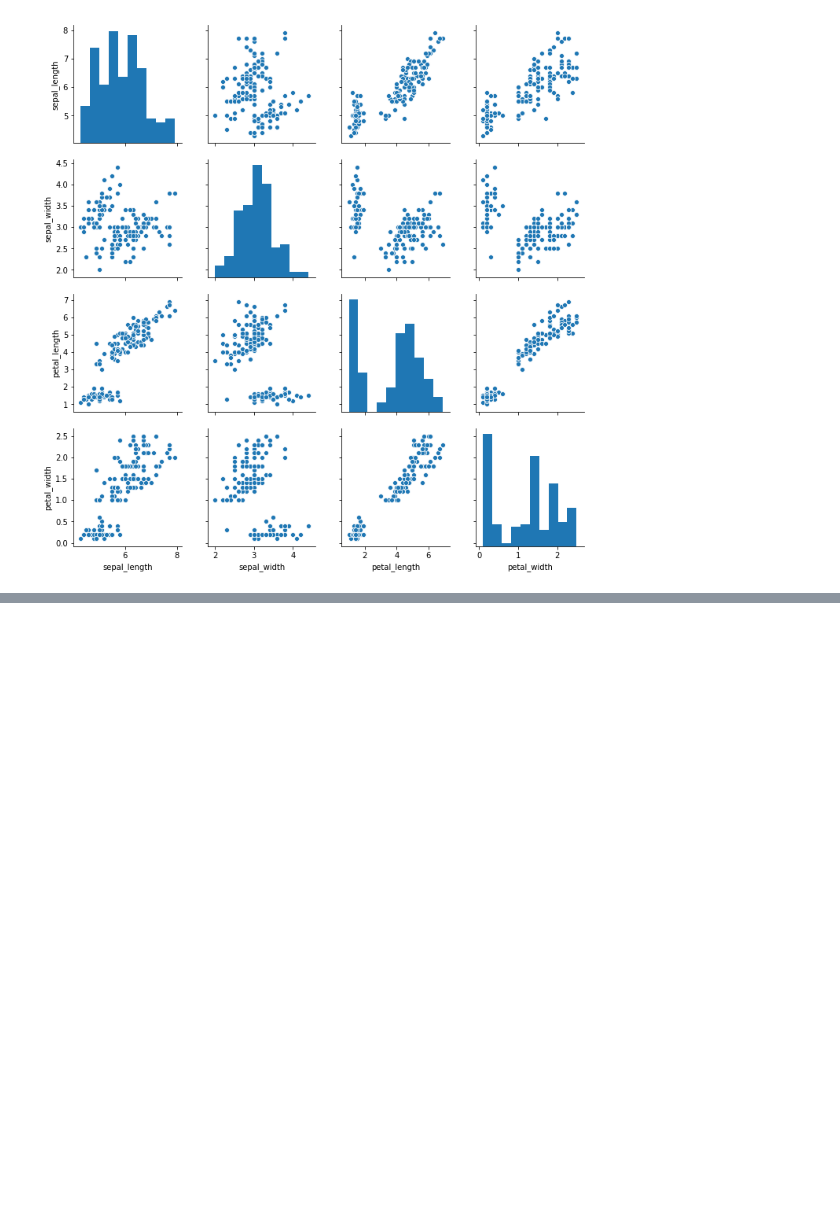
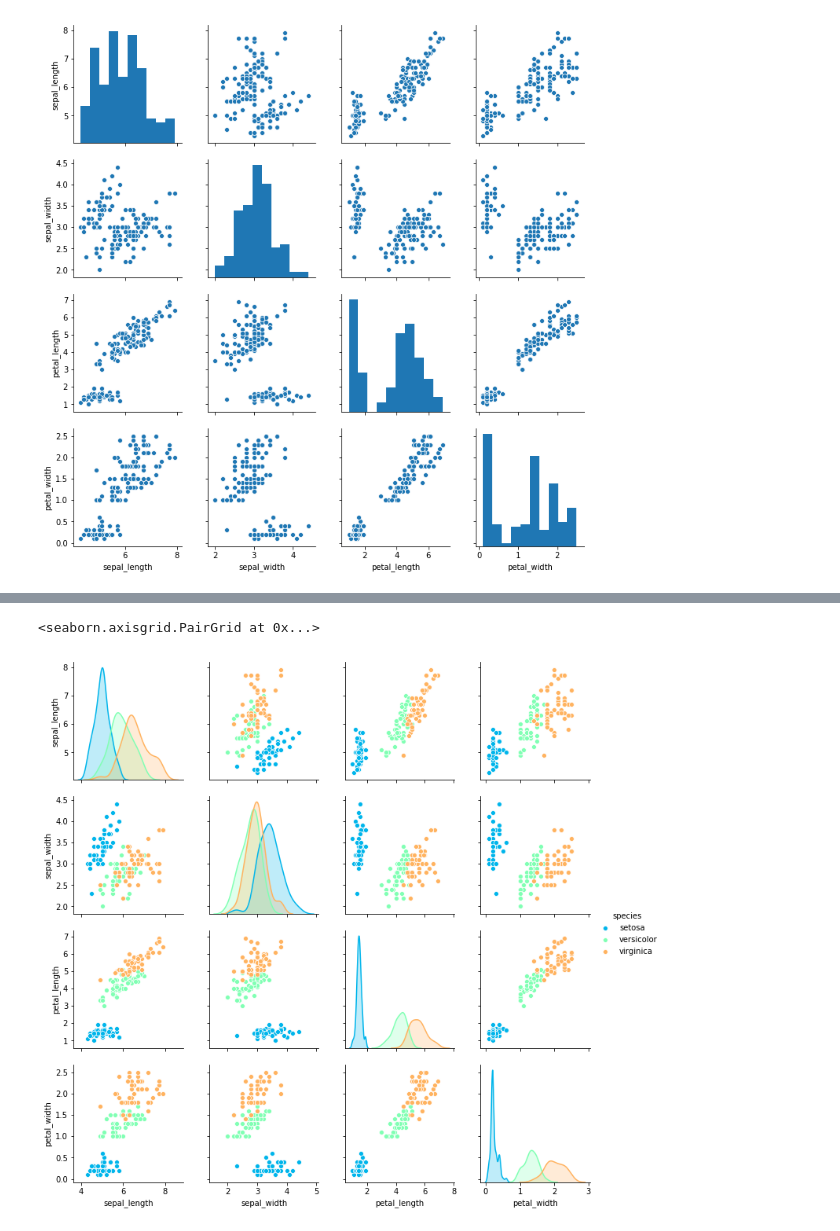
Before and after one commit to ifelseforeach/udemy-python-bootcamp, a Jupyter notebook: 06-Data-Visualization-with-Seaborn/Seaborn -- Yulia testing.ipynb, the cells around one changed output, grey strips where cells are left out. Drawn from its saved outputs; the diff is of its cells as text; code cells hidden in the pictures; blank space fills up the shorter version.

```diff
--- a/06-Data-Visualization-with-Seaborn/Seaborn -- Yulia testing.ipynb
+++ b/06-Data-Visualization-with-Seaborn/Seaborn -- Yulia testing.ipynb
@@ -214,0 +224,5 @@ sns.PairGrid(iris)
+# %%
+sns.pairplot(iris, hue='species', palette='rainbow')
+# %% [output]
+<seaborn.axisgrid.PairGrid at 0x...>
+[figure, added]
```
Also changed, not shown: parts of 26 cells of this notebook, 1 other file.
